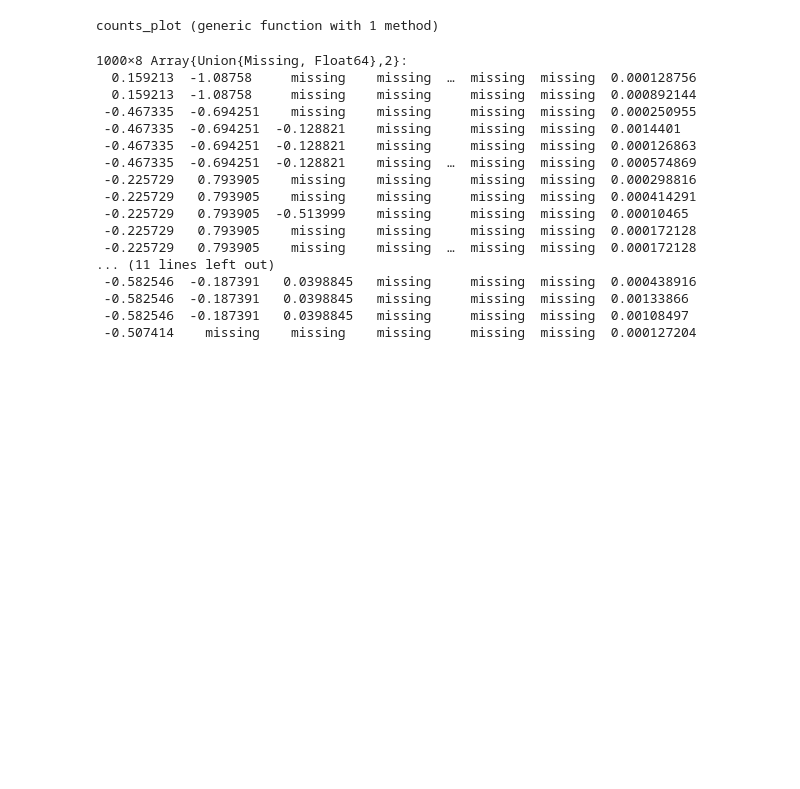
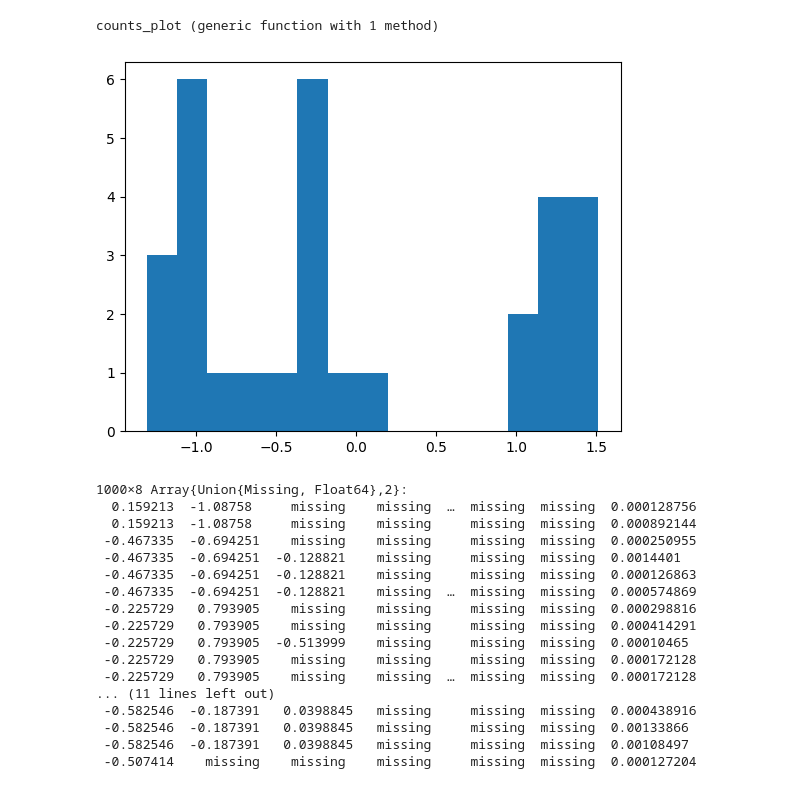
Before and after one commit to luiarthur/TuringBnpBenchmarks, a Jupyter notebook: src/dp-gmm/notebooks/dp_crp_test.ipynb, the cells around one changed output. Cells and saved outputs as stored; diff of their text form; code cells hidden in the pictures; blank space fills up the shorter version.

```diff
--- a/src/dp-gmm/notebooks/dp_crp_test.ipynb
+++ b/src/dp-gmm/notebooks/dp_crp_test.ipynb
@@ -63,35 +63,34 @@ counts_plot (generic function with 1 method)
     # Locations of the infinitely many clusters.
     mu = tzeros(Float64, 0)
 
     for i in 1:nobs
         # Number of clusters.
         K = maximum(z)
         nk = Vector{Int}(map(k -> sum(z .== k), 1:K))
 
         # Draw the latent assignment.
         z[i] ~ ChineseRestaurantProcess(rpm, nk)
 
         # Create a new cluster?
         if z[i] > K
             push!(mu, 0.0)
 
             # Draw location of new cluster.
             mu[z[i]] ~ H
         end
 
         # Draw observation.
         x[i] ~ Normal(mu[z[i]], 1.0)
     end
 end
 
 # Generate data
 Random.seed!(1)
 data = vcat(randn(10), randn(10) .- 5, randn(10) .+ 10)
 data .-= mean(data)
 data /= std(data);
 
-# Fit model
-Random.seed!(2)
-iterations = 1000
-model_fun = infiniteGMM(data)
-chain = sample(model_fun, SMC(), iterations);
+# plt.scatter(1:length(data), sort(data))
+plt.hist(data, bins=15);
+# %% [output]
+[figure, added]
```
Also changed, not shown: parts of 6 cells of this notebook, 1 other file.
